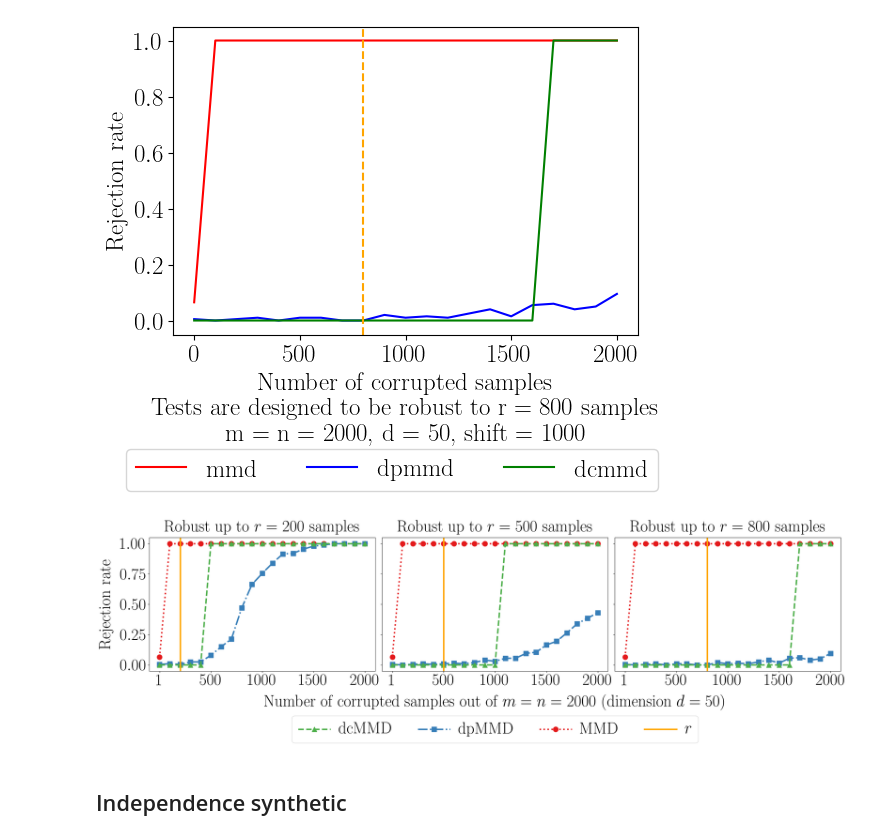
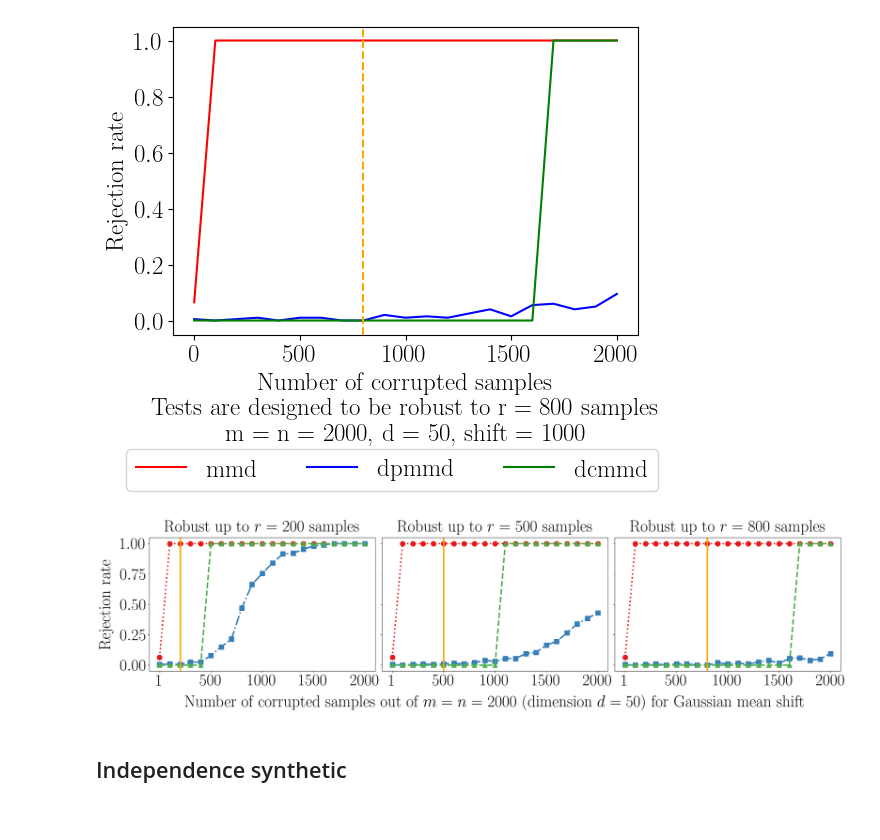
Before and after one commit to antoninschrab/datacorruption, a Jupyter notebook: experiments.ipynb, the cells around one changed output. Cells and saved outputs as stored; diff of their text form; code cells hidden in the pictures.

```diff
--- a/demo.ipynb
+++ b/experiments.ipynb
@@ -402,7 +400,7 @@ x_axis = (x_axis_1, x_axis_2, x_axis_3)
 ylabel = "Rejection rate"
 xlabels = (
     " ",
-    r"Number of corrupted samples out of $m=n=2000$ (dimension $d=50$)",
+    r"Number of corrupted samples out of $m=n=2000$ (dimension $d=50$) for Gaussian mean shift",
     "",
 )
 
@@ -418,48 +416,48 @@ titles = (
 width = 25
 height = width / 4
 f, axs = plt.subplots(1, 3, figsize=(width, height), sharey=True)
 f.tight_layout()
 f.subplots_adjust(wspace=0.03, hspace=0.03)
 for i in range(3):
     for j in (0, 1, 2):
         axs[i].plot(
                 x_axis[i][power[i][j] >= 0],
                 power[i][j][power[i][j] >= 0],
                 label=labels[j],
                 color=colors[j],
                 marker=markers[j],
                 linestyle=linestyles[j],
                 linewidth=linewidth,
                 markersize=markersize,
             )
     # axs[i].set_xticks(x_axis[i])
     axs[i].set_title(titles[i], fontsize=title_fontsize, pad=title_pad)
     axs[i].axvline(x=r_values[i], linestyle='-', color='orange', linewidth=linewidth, label=r"$r$")
     axs[i].set_xlabel(xlabels[i], fontsize=xlabel_fontsize, labelpad=xlabel_pad)
     axs[i].set_xticks([1, 500, 1000, 1500, 2000])
 axs[0].set_yticks([0, 0.25, 0.5, 0.75, 1])
 axs[0].set_ylim(-0.05, 1.05)
 axs[0].set_ylabel(ylabel, fontsize=ylabel_fontsize, labelpad=ylabel_pad)
 handles, labels = axs[1].get_legend_handles_labels()
 # sort both labels and handles by labels
-order = (2, 1, 0, 3)
-handles, labels = [handles[idx] for idx in order], [labels[idx] for idx in order]
-axs[1].legend(
-    handles,
-    labels,
-    fontsize=legend_fontsize,
-    ncol=4,
-    handleheight=0.1,
-    labelspacing=0.5,
-    columnspacing=1.6,
-    handletextpad=0.5,
-    loc="lower center",
-    bbox_to_anchor=(0.5, -0.6),
-)
+#order = (2, 1, 0, 3)
+#handles, labels = [handles[idx] for idx in order], [labels[idx] for idx in order]
+#axs[1].legend(
+#    handles,
+#    labels,
+#    fontsize=legend_fontsize,
+#    ncol=4,
+#    handleheight=0.1,
+#    labelspacing=0.5,
+#    columnspacing=1.6,
+#    handletextpad=0.5,
+#    loc="lower center",
+#    bbox_to_anchor=(0.5, -0.6),
+#)
 
 f.savefig("figures/mmd_synthetic.pdf", dpi=300, bbox_inches="tight")
 # %% [output]
-[figure, old version]
+[figure, new version]
 # %% [markdown]
 ## Independence synthetic
 # %%
```
Also changed, not shown: parts of 4 cells of this notebook, 13 other files.
